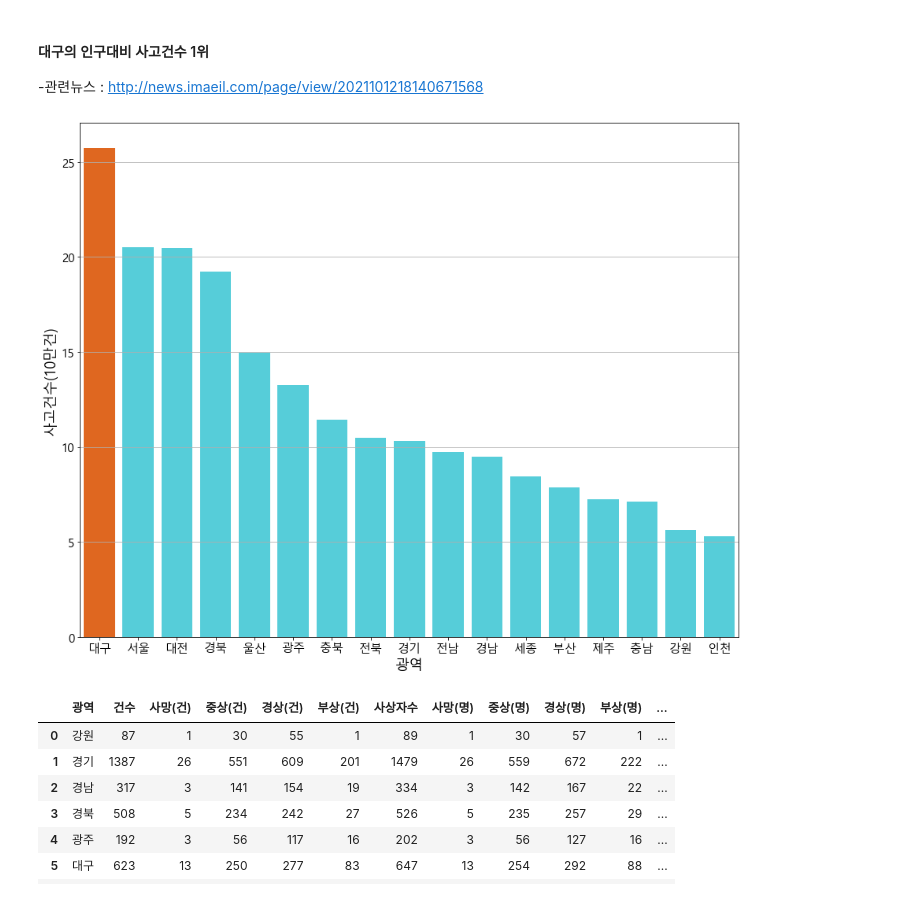
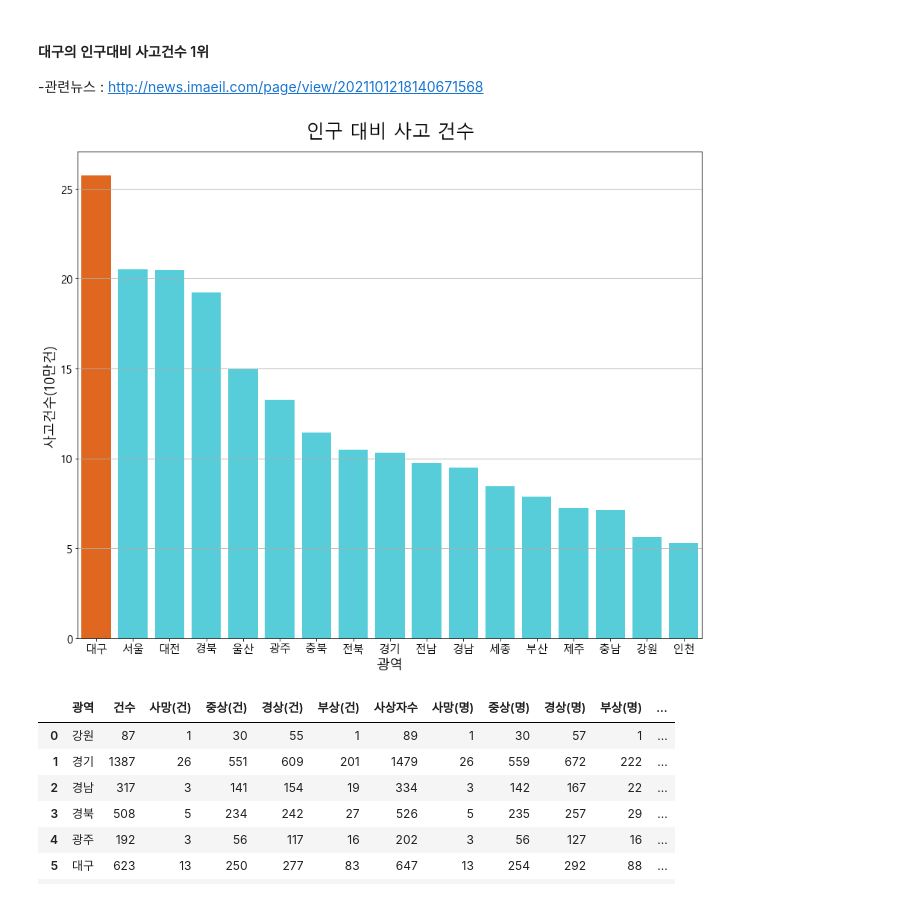
Before and after one commit to chestnut1717/BicycleAccident, a Jupyter notebook: bicycle_flow.ipynb, the cells around one changed output. Drawn from its saved outputs; the diff is of its cells as text; code cells hidden in the pictures.

Commit message:
Graph - add title
add title

```diff
--- a/bicycle_flow.ipynb
+++ b/bicycle_flow.ipynb
@@ -936,19 +936,20 @@ tmp
 # %%
 tmp.sort_values('사고건수(10만)', ascending=False)
 
 plt.figure(figsize=(15, 12))
 
 # 색 설정
 # color = ['#40DFEF' for _ in range(len(tmp))]
 color = ['#FF5F00' if gw =='대구' else '#40DFEF' for gw in tmp_pop['광역']]
 sns.barplot(data = tmp_pop,
             x='광역', y = '사고건수(10만)',
              palette=color)
 plt.ylabel('사고건수(10만건)')
+plt.title('인구 대비 사고 건수', pad=20)
 plt.grid(axis='y')
 plt.show()
 # %% [output]
-[figure, old version]
+[figure, new version]
 # %%
 tmp
 # %% [output]
```
Also changed, not shown: parts of 2 cells of this notebook.
